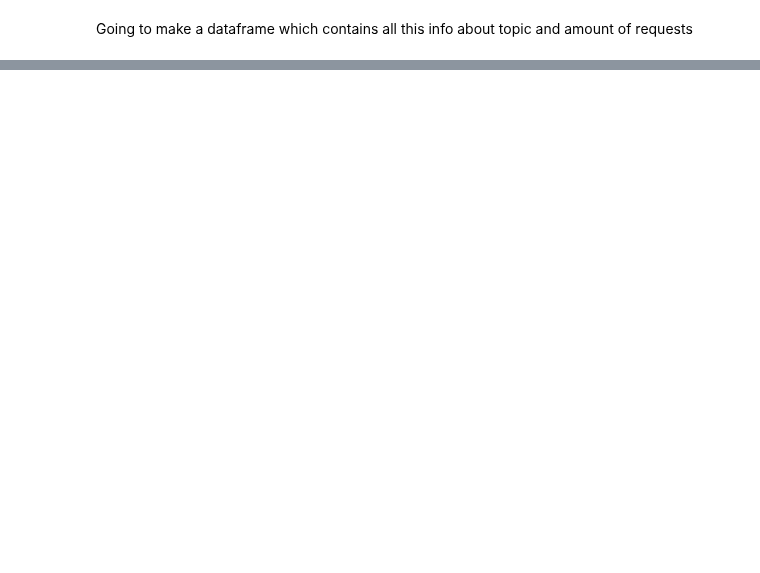
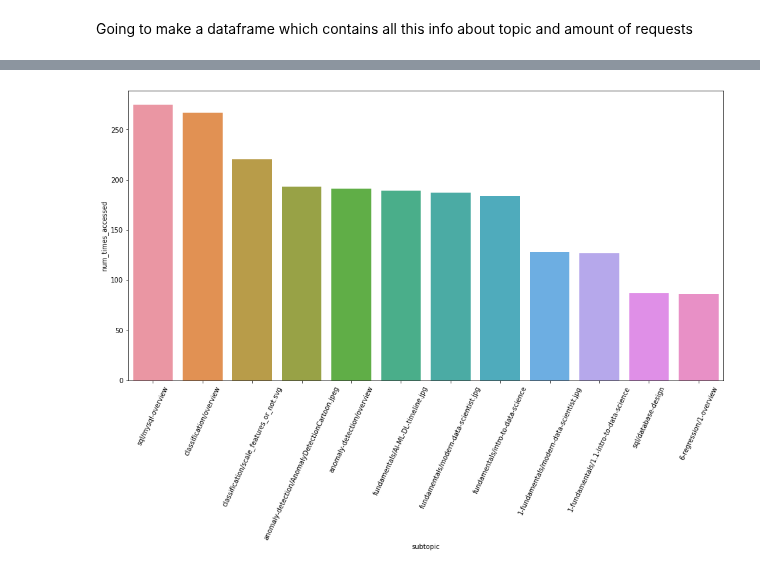
Before and after one commit to AACKV/anomaly_detection_project, a Jupyter notebook: andrew_working_notebook.ipynb, the cells around one changed output, grey strips where cells are left out. Saved outputs shown, nothing was run; the diff lists cells and outputs as text; code cells hidden in the pictures; blank space fills up the shorter version.

```diff
--- a/andrew_working_notebook.ipynb
+++ b/andrew_working_notebook.ipynb
@@ -578,0 +1274,19 @@ sns.barplot(data= wd_results_df, x = 'topic', y = 'times_accessed')
+# %%
+# Making a dataframe to contain the most accessed subtopics
+sub_topics_list = ['sql/mysql-overview',
+                   'sql/database-design',
+                   'fundamentals/AI-ML-DL-timeline.jpg',
+                   'fundamentals/modern-data-scientist.jpg',
+                   'fundamentals/intro-to-data-science',
+                   '1-fundamentals/modern-data-scientist.jpg',
+                   '1-fundamentals/1.1-intro-to-data-science',
+                   'classification/overview',
+                   'classification/scale_features_or_not.svg',
+                   '6-regression/1-overview',
+                   'anomaly-detection/AnomalyDetectionCartoon.jpeg',
+                   'anomaly-detection/overview']
+occurances_list = [275, 87, 189, 187, 184, 128, 127, 267, 220, 86, 193, 191]
+wd_subtopics = {'subtopic': sub_topics_list, 'num_times_accessed': occurances_list}
+# %%
+ds_subtopics_df = pd.DataFrame(wd_subtopics).sort_values('num_times_accessed', ascending=False)
+ds_subtopics_df
@@ -578,0 +1307,6 @@ sns.barplot(data= wd_results_df, x = 'topic', y = 'times_accessed')
+# %%
+ax = sns.barplot(data= ds_subtopics_df, x = 'subtopic', y = 'num_times_accessed')
+plt.xticks(rotation=65)
+plt.show()
+# %% [output]
+[figure, added]
```
Also changed, not shown: parts of 60 cells of this notebook.
